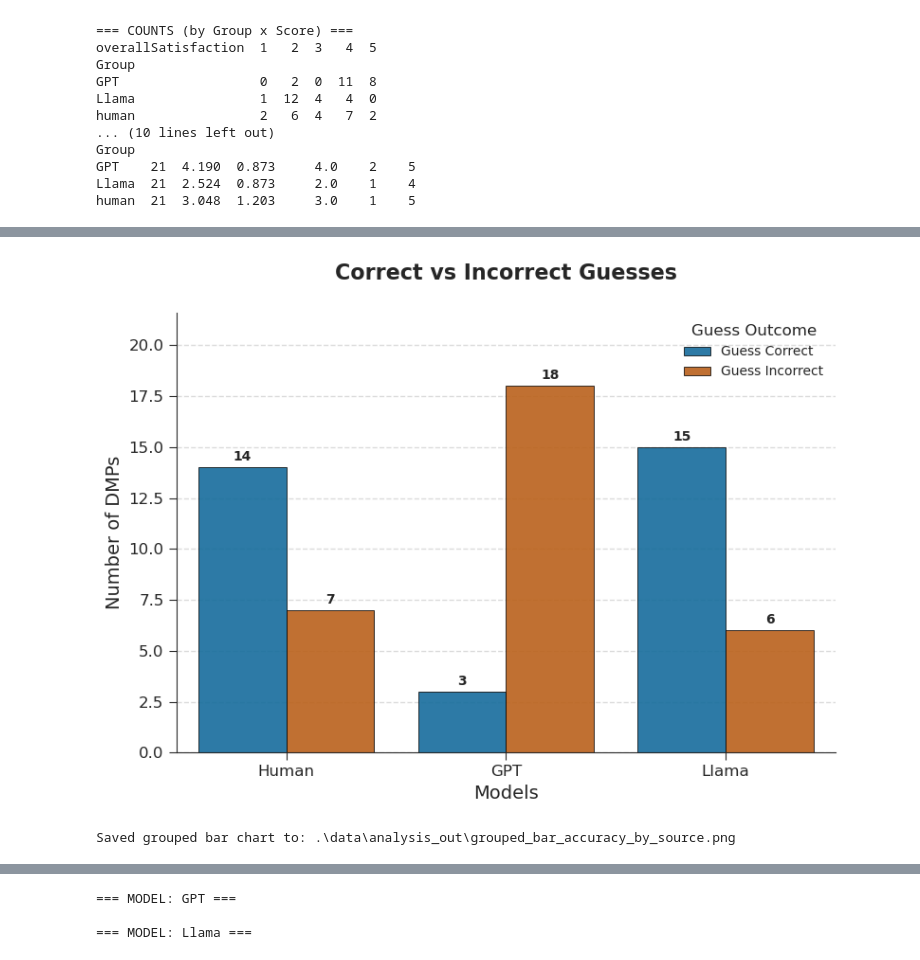
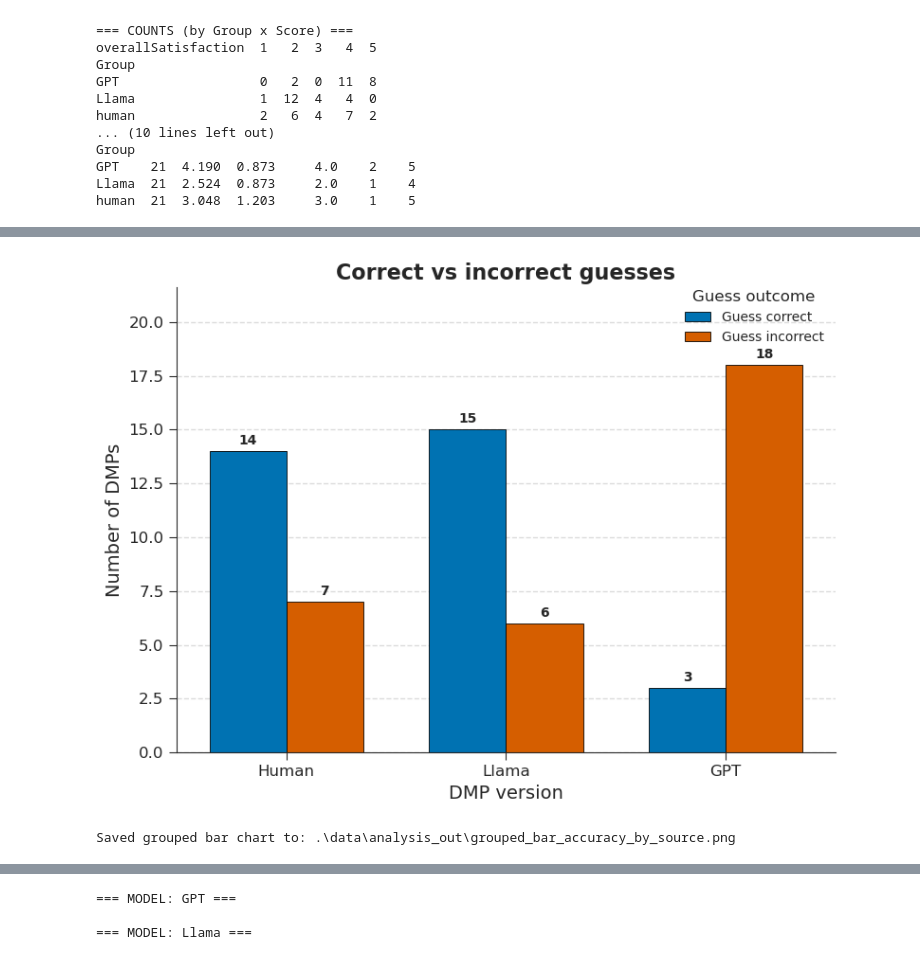
Before and after one commit to fairdataihub/dmp-llm-evaluation-paper-data, a Jupyter notebook: DMP_Human_Evaluation_Analysis/Survey.ipynb, the cells around one changed output, grey strips where cells are left out. Cells and saved outputs as stored; diff of their text form; code cells hidden in the pictures.

```diff
--- a/DMP_Human_Evaluation_Analysis/Survey.ipynb
+++ b/DMP_Human_Evaluation_Analysis/Survey.ipynb
@@ -347,7 +354,6 @@ import seaborn as sns
 import matplotlib.pyplot as plt
 
 # --- Output directory ---
-# Output directory (consistent with earlier pipeline)
 OUT_DIR = os.path.join(DATA_DIR, "analysis_out")
 os.makedirs(OUT_DIR, exist_ok=True)
 
@@ -364,8 +370,13 @@ def find_col(df, candidates):
     return None
 
 source_col = find_col(df2, ["source", "model", "group", "dmp_source", "generator", "origin"])
-correct_col = find_col(df2, ["is_correct", "iscorrect", "correct", "guess_correct", "guesscorrect",
-                            "is_right", "isright", "accuracy", "correctness", "right", "match"])
+correct_col = find_col(
+    df2,
+    [
+        "is_correct", "iscorrect", "correct", "guess_correct", "guesscorrect",
+        "is_right", "isright", "accuracy", "correctness", "right", "match"
+    ],
+)
 
 if source_col is None or correct_col is None:
     raise KeyError(
@@ -377,17 +388,23 @@ if source_col is None or correct_col is None:
 # -----------------------------
 # Clean / normalize
 # -----------------------------
-# Normalize source labels (edit desired_order if your labels are different)
 df2[source_col] = df2[source_col].astype(str).str.strip()
 
-desired_order = ["Human", "GPT", "Llama"]
-src_norm = df2[source_col].str.lower().replace({"human": "Human", "gpt": "GPT", "llama": "Llama"})
-df2["source_norm"] = src_norm.where(src_norm.isin(desired_order), df2[source_col])
+# Order to match tables: Human, Llama, GPT
+desired_order = ["Human", "Llama", "GPT"]
+
+src_norm = (
+    df2[source_col]
+    .astype(str)
+    .str.strip()
+    .str.lower()
+)
+
+df2["source_norm"] = src_norm.map({"human": "Human", "llama": "Llama", "gpt": "GPT"})
+df2["source_norm"] = df2["source_norm"].fillna(df2[source_col])
 
 # Normalize correctness to 0/1
-# Works for booleans, 0/1, "yes"/"no", "correct"/"incorrect", etc.
 s = df2[correct_col].astype(str).str.strip().str.lower()
-
 mapping = {
     "1": 1, "0": 0,
     "true": 1, "false": 0,
@@ -399,26 +416,32 @@ mapping = {
 
 df2["is_correct_norm"] = s.map(mapping)
 
-# If some are already numeric but became "nan" strings, try numeric fallback
 mask_missing = df2["is_correct_norm"].isna()
-df2.loc[mask_missing, "is_correct_norm"] = pd.to_numeric(df2.loc[mask_missing, correct_col], errors="coerce")
+df2.loc[mask_missing, "is_correct_norm"] = pd.to_numeric(
+    df2.loc[mask_missing, correct_col], errors="coerce"
+)
 
 df2 = df2[df2["is_correct_norm"].isin([0, 1])].copy()
 df2["is_correct_norm"] = df2["is_correct_norm"].astype(int)
 
-df2["Guess Outcome"] = df2["is_correct_norm"].map({1: "Guess Correct", 0: "Guess Incorrect"})
+df2["Guess outcome"] = df2["is_correct_norm"].map({1: "Guess correct", 0: "Guess incorrect"})
 
 # -----------------------------
-# Counts (same as your logic)
+# Counts
 # -----------------------------
 acc_counts = (
     df2.groupby("source_norm")["is_correct_norm"]
        .value_counts()
        .unstack(fill_value=0)
-       .rename(columns={1: "Guess Correct", 0: "Guess Incorrect"})
+       .rename(columns={1: "Guess correct", 0: "Guess incorrect"})
 )
 
-# Reindex for consistent order (only those present)
+# Ensure both columns exist (in case one never appears)
+for col in ["Guess correct", "Guess incorrect"]:
+    if col not in acc_counts.columns:
+        acc_counts[col] = 0
+
+acc_counts = acc_counts[["Guess correct", "Guess incorrect"]]
 acc_counts = acc_counts.reindex([s for s in desired_order if s in acc_counts.index])
 
 print("\nAccuracy counts by source:")
@@ -428,12 +451,12 @@ total_responses = int(acc_counts.to_numpy().sum())
 
 plot_df = (
     acc_counts.reset_index()
-              .melt(id_vars="source_norm", var_name="Guess Outcome", value_name="Count")
-              .rename(columns={"source_norm": "source"})
+              .melt(id_vars="source_norm", var_name="Guess outcome", value_name="Count")
+              .rename(columns={"source_norm": "DMP version"})
 )
 
 # -----------------------------
-# Seaborn style (your sample vibe)
+# Seaborn style
 # -----------------------------
 sns.set(
     style="ticks",
@@ -456,31 +479,38 @@ sns.set(
     },
 )
 
-# Wong palette subset (colorblind friendly)
-palette = ["#0072B2", "#D55E00"]  # Blue vs Vermillion
+# IMPORTANT: Use a LIST palette aligned with hue_order (prevents any mapping weirdness)
+hue_order = ["Guess correct", "Guess incorrect"]
+palette_list = ["#0072B2", "#D55E00"]  # Blue, Vermillion (same as before)
 
 # -----------------------------
-# Plot
+# Plot (seaborn barplot)
 # -----------------------------
 fig, ax = plt.subplots(figsize=(8, 6))
 
 sns.barplot(
     data=plot_df,
-    x="source",
+    x="DMP version",
     y="Count",
-    hue="Guess Outcome",
-    order=acc_counts.index.tolist(),
-    hue_order=["Guess Correct", "Guess Incorrect"],
-    palette=palette,
+    hue="Guess outcome",
+    order=acc_counts.index.tolist(),  # Human, Llama, GPT
+    hue_order=hue_order,
+    palette=palette_list,
+    saturation=1,
+    dodge=True,
     edgecolor="black",
+    width=0.70,
     linewidth=0.6,
-    alpha=0.9,
     ax=ax,
 )
 
+# Force full opacity for bars (sometimes seaborn artists inherit alpha)
+for p in ax.patches:
+    p.set_alpha(1.0)
+
 ax.set_ylabel("Number of DMPs")
-ax.set_xlabel("Models")
-ax.set_title(f"Correct vs Incorrect Guesses\n")
+ax.set_xlabel("DMP version")
+ax.set_title("Correct vs incorrect guesses")
 
 # Headroom
 max_val = plot_df["Count"].max() if total_responses > 0 else 1
@@ -492,7 +522,8 @@ for container in ax.containers:
 
 ax.grid(axis="y", linestyle="--", alpha=0.7)
 sns.despine(ax=ax)
-ax.legend(title="Guess Outcome", frameon=False, loc="upper right")
+
+ax.legend(title="Guess outcome", frameon=False, loc="upper right",bbox_to_anchor=(1.0, 1.02))
 
 fig.tight_layout()
 
@@ -512,4 +543,4 @@ Llama                          6             15
-[figure, old version]
+[figure, new version]
 Saved grouped bar chart to: .\data\analysis_out\grouped_bar_accuracy_by_source.png
 # %%
 
```
Also changed, not shown: parts of 2 cells of this notebook.
